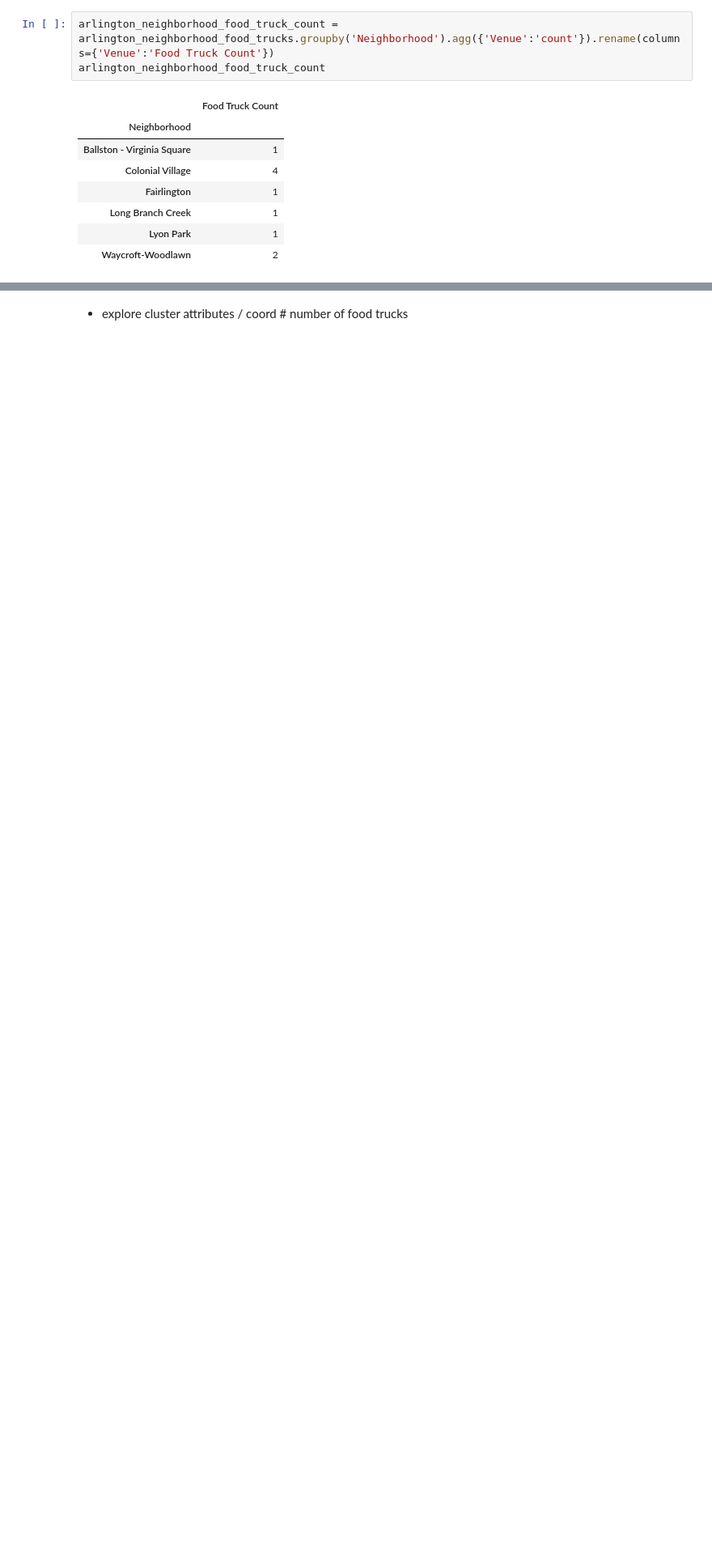
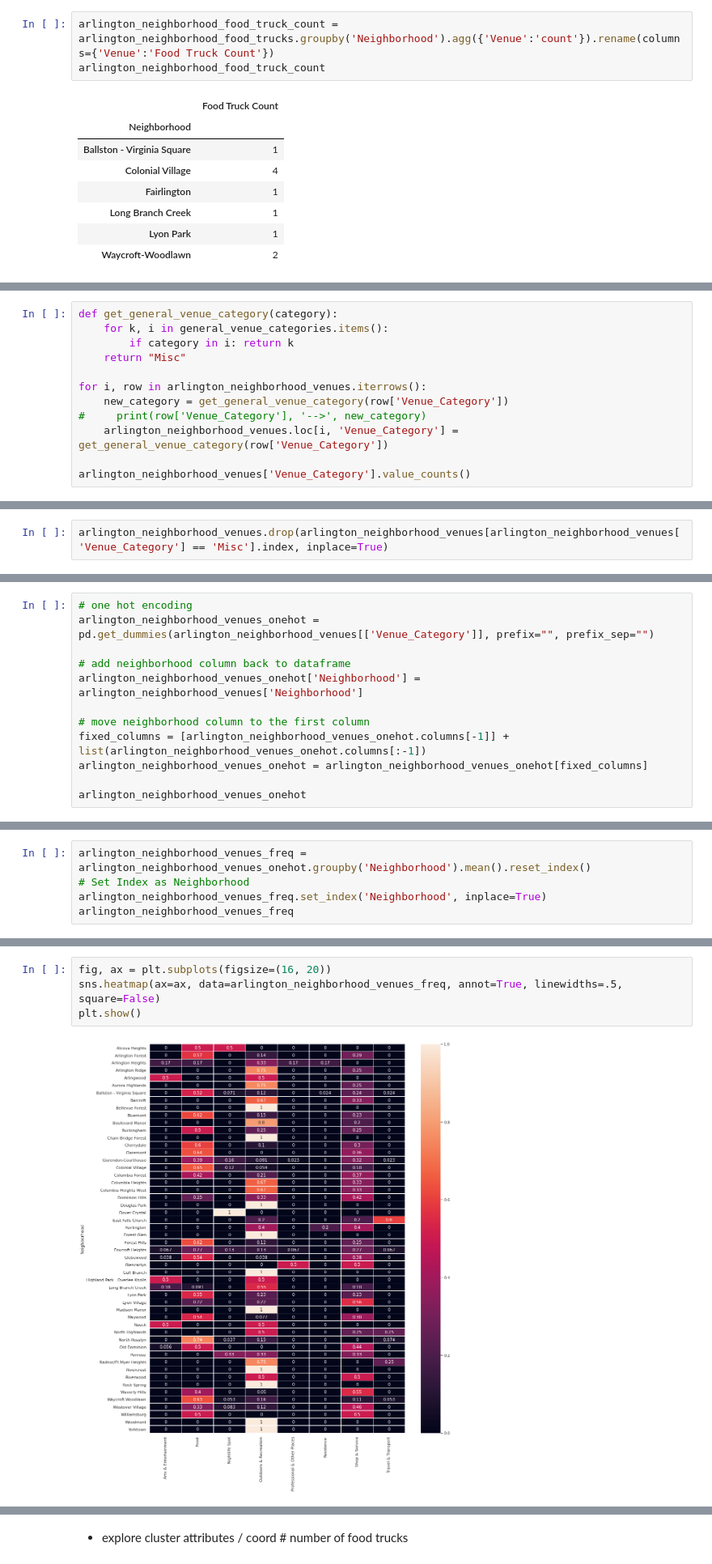
Before and after one commit to francis-eudy/battle-of-the-neighborhoods-capstone-project, a Jupyter notebook: Untitled.ipynb, the cells around one changed output, grey strips where cells are left out. Shown at 81% size. Saved outputs shown, nothing was run; the diff lists cells and outputs as text; blank space fills up the shorter version.

```diff
--- a/Untitled.ipynb
+++ b/Untitled.ipynb
@@ -560,0 +623,12 @@ arlington_neighborhood_food_truck_count
+# %%
+def get_general_venue_category(category):
+    for k, i in general_venue_categories.items():
+        if category in i: return k
+    return "Misc"
+
+for i, row in arlington_neighborhood_venues.iterrows():
+    new_category = get_general_venue_category(row['Venue_Category'])
+#     print(row['Venue_Category'], '-->', new_category)
+    arlington_neighborhood_venues.loc[i, 'Venue_Category'] = get_general_venue_category(row['Venue_Category'])
+
+arlington_neighborhood_venues['Venue_Category'].value_counts()
@@ -560,0 +648,2 @@ arlington_neighborhood_food_truck_count
+# %%
+arlington_neighborhood_venues.drop(arlington_neighborhood_venues[arlington_neighborhood_venues['Venue_Category'] == 'Misc'].index, inplace=True)
@@ -560,0 +697,12 @@ arlington_neighborhood_food_truck_count
+# %%
+# one hot encoding
+arlington_neighborhood_venues_onehot = pd.get_dummies(arlington_neighborhood_venues[['Venue_Category']], prefix="", prefix_sep="")
+
+# add neighborhood column back to dataframe
+arlington_neighborhood_venues_onehot['Neighborhood'] = arlington_neighborhood_venues['Neighborhood']
+
+# move neighborhood column to the first column
+fixed_columns = [arlington_neighborhood_venues_onehot.columns[-1]] + list(arlington_neighborhood_venues_onehot.columns[:-1])
+arlington_neighborhood_venues_onehot = arlington_neighborhood_venues_onehot[fixed_columns]
+
+arlington_neighborhood_venues_onehot
@@ -560,0 +729,5 @@ arlington_neighborhood_food_truck_count
+# %%
+arlington_neighborhood_venues_freq = arlington_neighborhood_venues_onehot.groupby('Neighborhood').mean().reset_index()
+# Set Index as Neighborhood
+arlington_neighborhood_venues_freq.set_index('Neighborhood', inplace=True)
+arlington_neighborhood_venues_freq
@@ -560,0 +755,6 @@ arlington_neighborhood_food_truck_count
+# %%
+fig, ax = plt.subplots(figsize=(16, 20))
+sns.heatmap(ax=ax, data=arlington_neighborhood_venues_freq, annot=True, linewidths=.5, square=False)
+plt.show()
+# %% [output]
+[figure, added]
```
Also changed, not shown: parts of 58 cells of this notebook.
